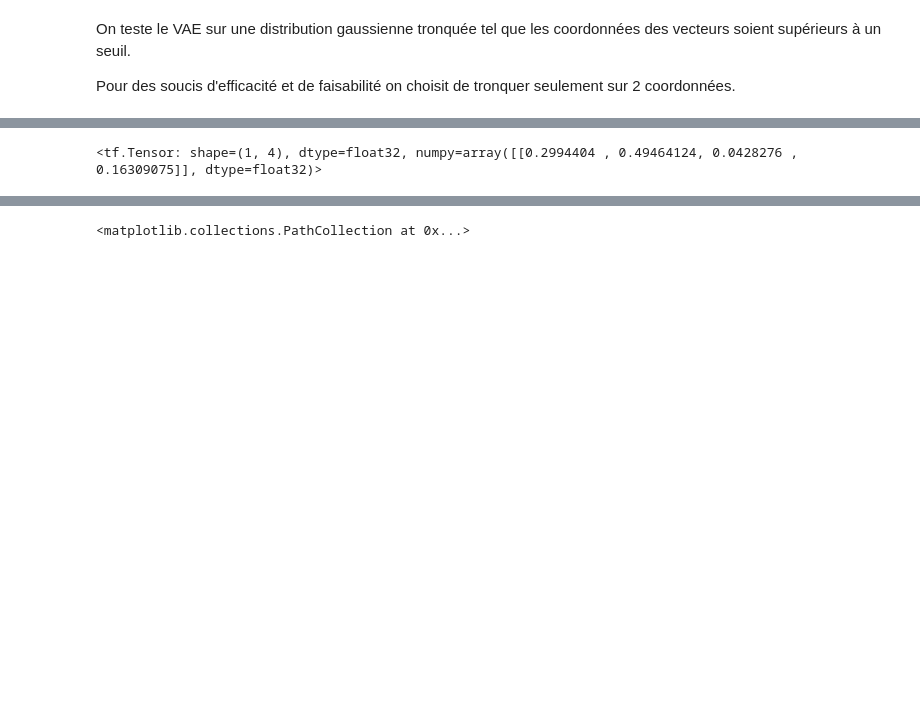
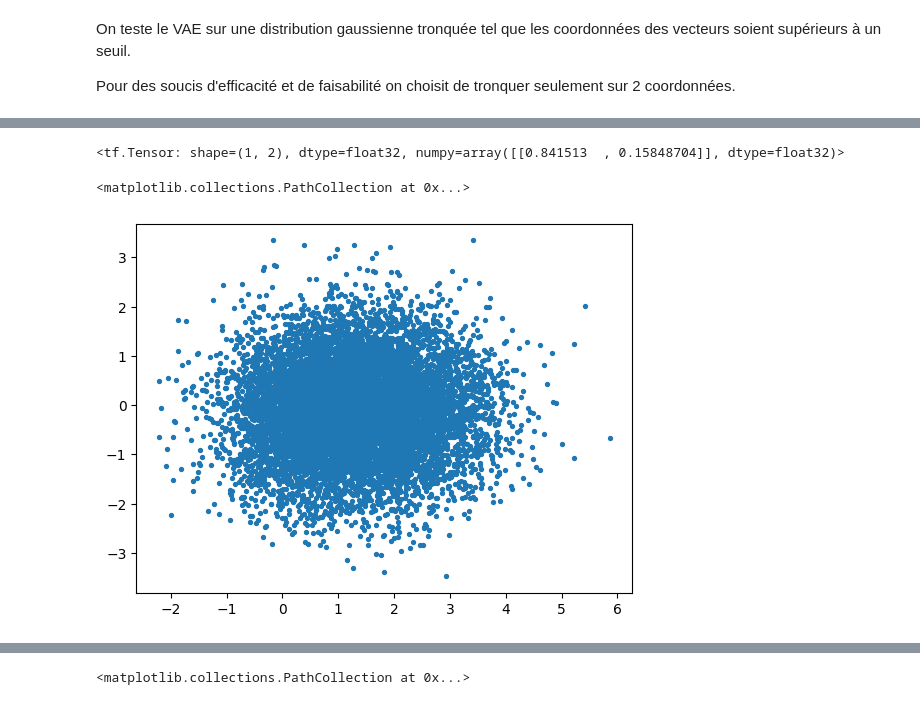
Before and after one commit to imn167/VAE_SS, a Jupyter notebook: GoM_test.ipynb, the cells around one changed output, grey strips where cells are left out. Saved outputs shown, nothing was run; the diff lists cells and outputs as text; code cells hidden in the pictures; blank space fills up the shorter version.

```diff
--- a/GoM_test.ipynb
+++ b/GoM_test.ipynb
@@ -139,12 +11,0 @@ class MoGPrior(layers.Layer):
-# %%
-mixture = MoGPrior(2, 16)
-z = mixture(tf.constant(5))
-w = tf.nn.softmax(mixture.w, axis = 1)
-z = tf.expand_dims(z, axis=0)
-means = mixture.means
-means = tf.expand_dims(means, axis=1)
-logvar = tf.expand_dims(mixture.logvars, axis=1)
-nn_exp = -0.5*(tf.math.log(2.0*np.pi) + logvar)
-exp_ = -0.5*(z - means)**2 * (tf.exp(-logvar))
-tf.reduce_sum(exp_ + nn_exp, axis=-1)
-tf.reduce_logsumexp(tf.reduce_sum(exp_ + nn_exp, axis=-1) + tf.math.log(tf.transpose(w)), axis=0)
@@ -562,4 +234,14 @@ array([[1.1544298 , 1.0446303 ],
 # %%
-tf.nn.softmax(mixture.w)
+weights = tf.nn.softmax(mixture.w)
+weights
 # %% [output]
-<tf.Tensor: shape=(1, 4), dtype=float32, numpy=array([[0.2994404 , 0.49464124, 0.0428276 , 0.16309075]], dtype=float32)>
+<tf.Tensor: shape=(1, 2), dtype=float32, numpy=array([[0.841513  , 0.15848704]], dtype=float32)>
+# %%
+ColDist = [ot.Normal(np.array(mu), np.exp(0.5*np.array(sigma))) for mu, sigma in zip(mixture.means, mixture.logvars)]
+weight = np.array(tf.nn.softmax(mixture.w, axis =1)).reshape(-1)
+myMixture = ot.Mixture(ColDist, weight)
+samples =myMixture.getSample(10000)
+plt.scatter(samples[:,0], samples[:,1], s=8)
+# %% [output]
+<matplotlib.collections.PathCollection at 0x...>
+[figure, added]
```
Also changed, not shown: parts of 47 cells of this notebook, 4 other files.
